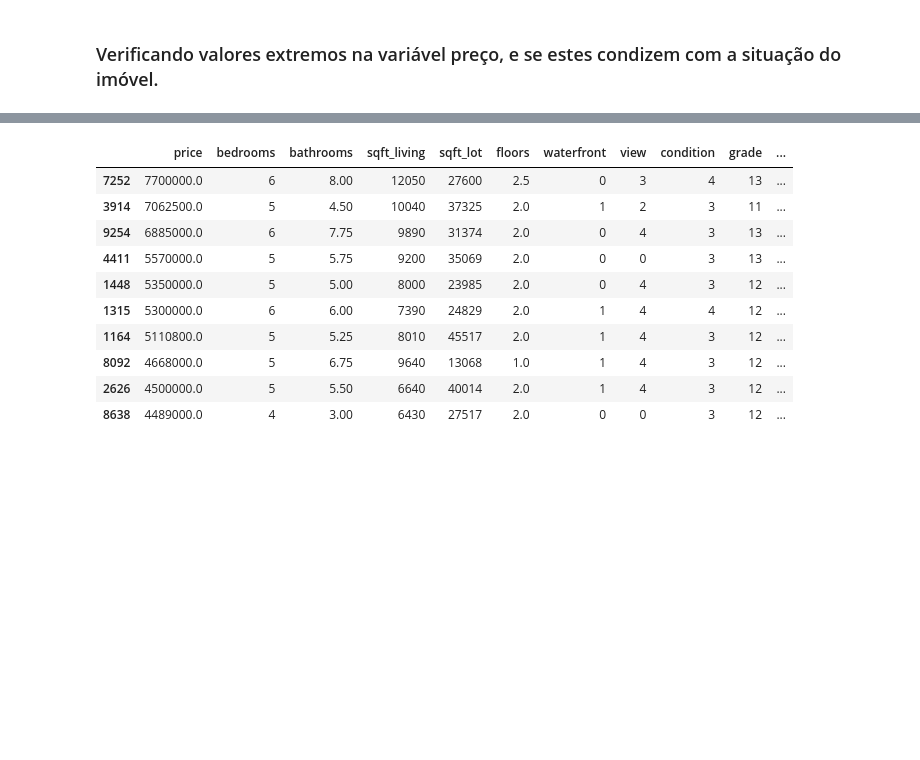
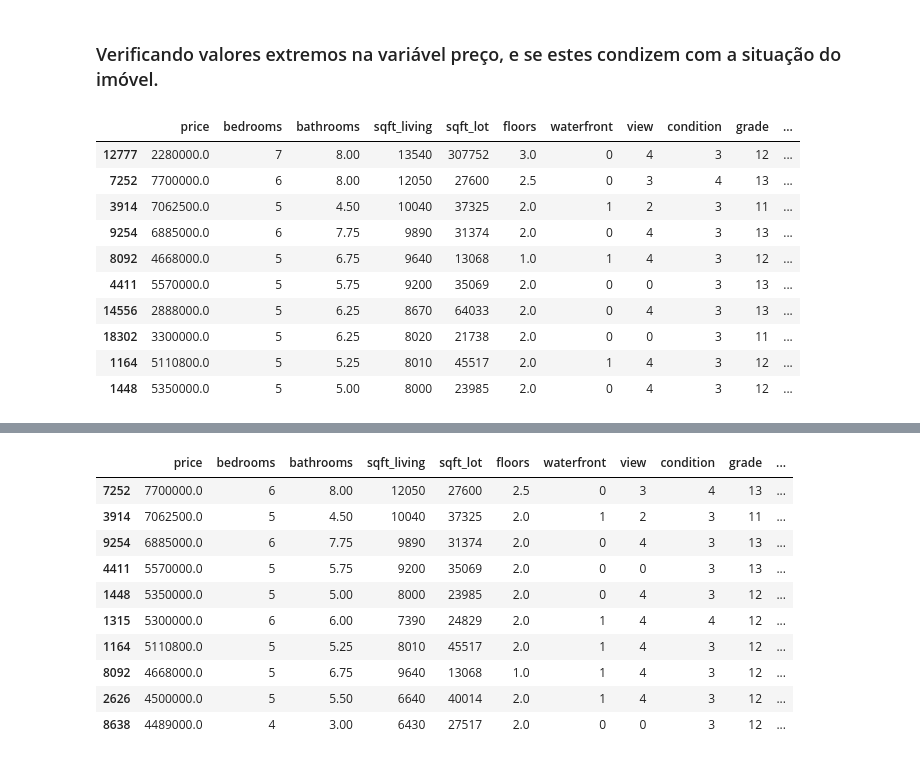
Before and after one commit to oiac23/house-prices-prediction, a Jupyter notebook: Modeling_Linear_Regression.ipynb, the cells around one changed output, grey strips where cells are left out. Saved outputs shown, nothing was run; the diff lists cells and outputs as text; code cells hidden in the pictures; blank space fills up the shorter version.

```diff
--- a/Modeling_Linear_Regression.ipynb
+++ b/Modeling_Linear_Regression.ipynb
@@ -348,3 +348,17 @@ sales.head()
 | 4 | 510000.0 | 3 | 2.00 | 1680 | 8080 | 1.0 | 0 | 0 | 3 | 8 | ... |
 # %% [markdown]
 ### Verificando valores extremos na variável preço, e se estes condizem com a situação do imóvel.
+# %%
+sales.iloc[sales['sqft_living'].nlargest(n=10).index]
+# %% [output]
+|  | price | bedrooms | bathrooms | sqft_living | sqft_lot | floors | waterfront | view | condition | grade | ... |
+| 12777 | 2280000.0 | 7 | 8.00 | 13540 | 307752 | 3.0 | 0 | 4 | 3 | 12 | ... |
+| 7252 | 7700000.0 | 6 | 8.00 | 12050 | 27600 | 2.5 | 0 | 3 | 4 | 13 | ... |
+| 3914 | 7062500.0 | 5 | 4.50 | 10040 | 37325 | 2.0 | 1 | 2 | 3 | 11 | ... |
+| 9254 | 6885000.0 | 6 | 7.75 | 9890 | 31374 | 2.0 | 0 | 4 | 3 | 13 | ... |
+| 8092 | 4668000.0 | 5 | 6.75 | 9640 | 13068 | 1.0 | 1 | 4 | 3 | 12 | ... |
+| 4411 | 5570000.0 | 5 | 5.75 | 9200 | 35069 | 2.0 | 0 | 0 | 3 | 13 | ... |
+| 14556 | 2888000.0 | 5 | 6.25 | 8670 | 64033 | 2.0 | 0 | 4 | 3 | 13 | ... |
+| 18302 | 3300000.0 | 5 | 6.25 | 8020 | 21738 | 2.0 | 0 | 0 | 3 | 11 | ... |
+| 1164 | 5110800.0 | 5 | 5.25 | 8010 | 45517 | 2.0 | 1 | 4 | 3 | 12 | ... |
+| 1448 | 5350000.0 | 5 | 5.00 | 8000 | 23985 | 2.0 | 0 | 4 | 3 | 12 | ... |
```
Also changed, not shown: parts of 32 cells of this notebook.
